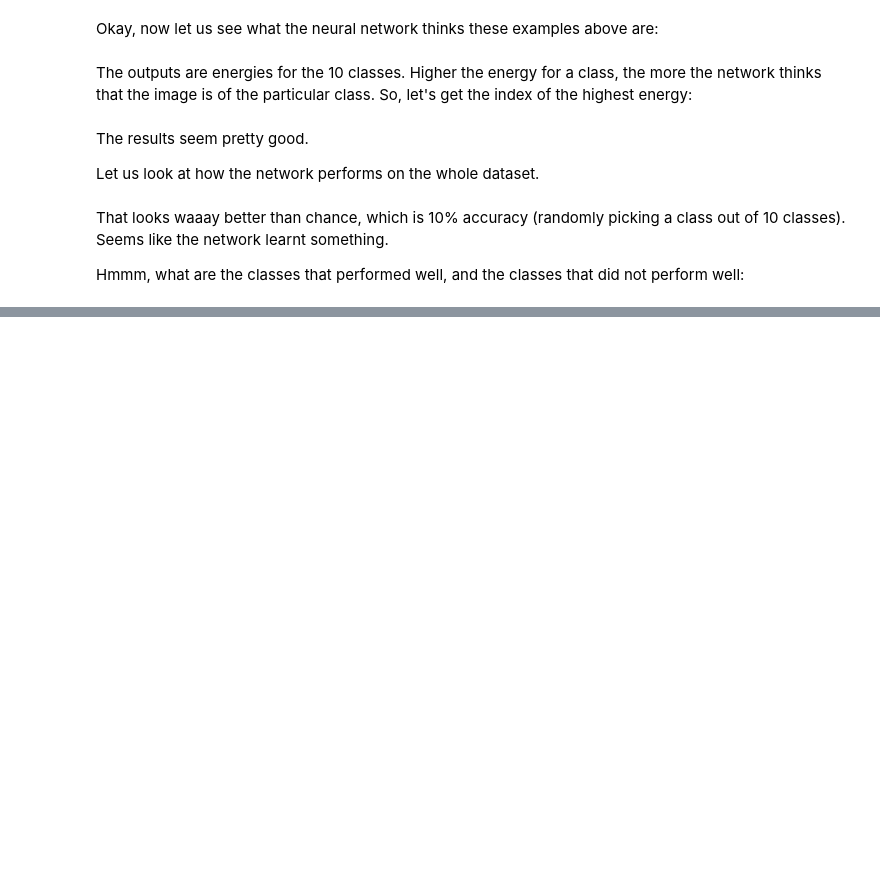
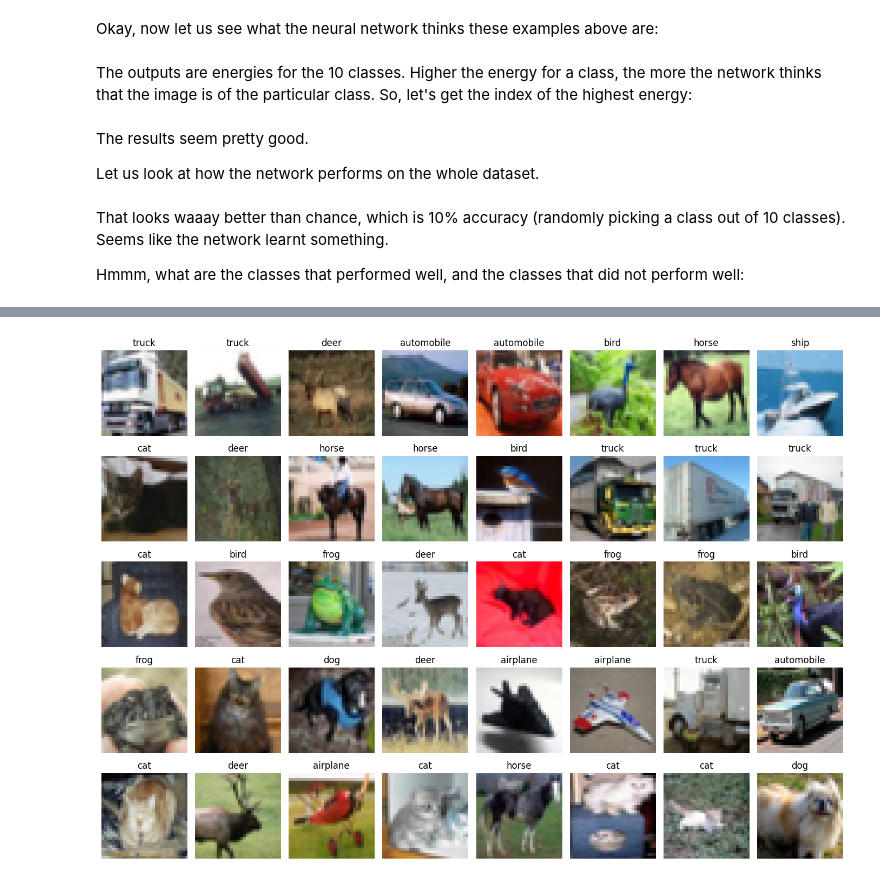
Before and after one commit to tsai-praveen/tsai-assignments, a Jupyter notebook: S6/S6_Assignment.ipynb, the cells around one changed output, grey strips where cells are left out. Cells and saved outputs as stored; diff of their text form; code cells hidden in the pictures; blank space fills up the shorter version.

```diff
--- a/S6/S6_Assignment.ipynb
+++ b/S6/S6_Assignment.ipynb
@@ -270,0 +389,12 @@ for i in range(10):
+# %%
+exp = datasets.CIFAR10('./data', train=True, download=True)
+exp_data = exp.data
+
+# Calculate the mean and standard deviation for normalization
+print('[Train]')
+print(' - Numpy Shape : ', exp_data.shape)
+print(' - min:', np.min(exp_data, axis=(0,1,2))/255.)
+print(' - max:', np.max(exp_data, axis=(0,1,2))/255.)
+print(' - mean:', np.mean(exp_data, axis=(0,1,2))/255.)
+print(' - std:', np.std(exp_data, axis=(0,1,2))/255.)
+print(' - var:', np.var(exp_data, axis=(0,1,2))/255.)
@@ -270,0 +423,17 @@ for i in range(10):
+# %%
+def viz_data(cols=8, rows=5):
+    figure = plt.figure(figsize=(14, 10))
+    for i in range(1, cols*rows+1):
+        img, label = exp[i]
+
+        figure.add_subplot(rows, cols, i)
+        plt.title(exp.classes[label])
+        plt.axis('off')
+        plt.imshow(img, cmap='gray')
+
+    plt.tight_layout()
+    plt.show()
+# %%
+viz_data()
+# %% [output]
+[figure, added]
```
Also changed, not shown: parts of 18 cells of this notebook.
